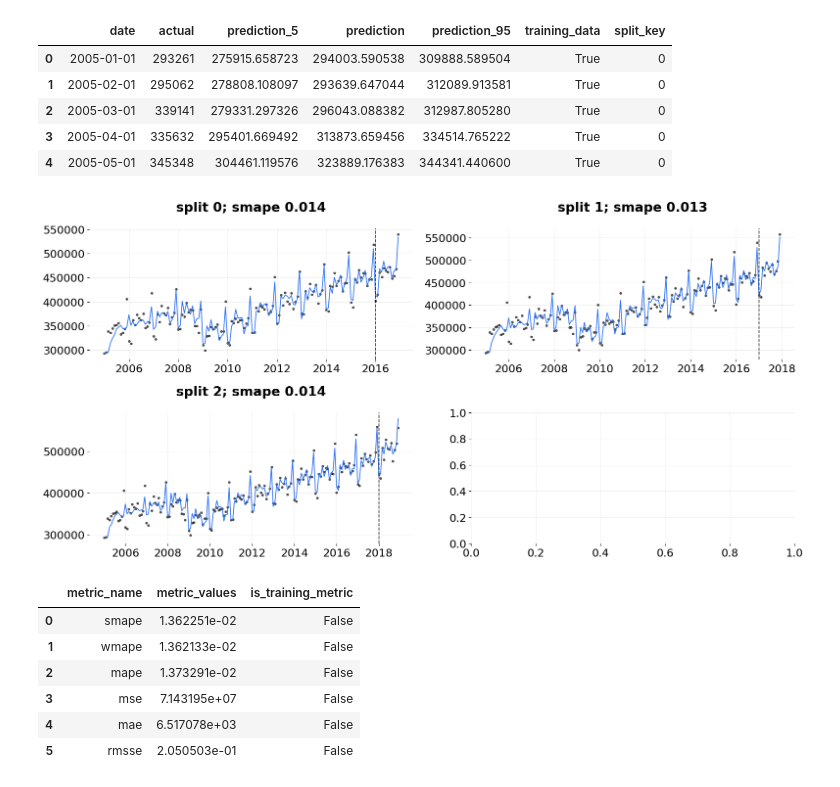
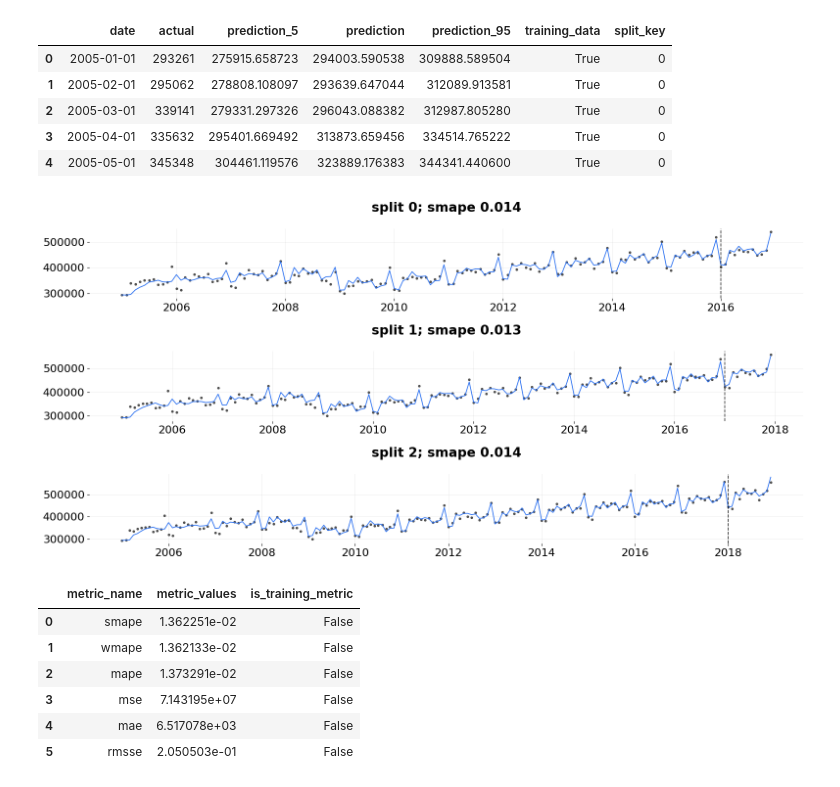
Before and after one commit to sungkim11/forecast-sales, a Jupyter notebook: forecast_sales_using_orbit_dlt.ipynb, the cells around one changed output. Saved outputs shown, nothing was run; the diff lists cells and outputs as text; code cells hidden in the pictures.

```diff
--- a/forecast_sales_using_orbit_dlt.ipynb
+++ b/forecast_sales_using_orbit_dlt.ipynb
@@ -216,10 +218,10 @@ Looking at the value, which is bigger than 0.05, you can determine time-series d
 # %% [markdown]
 #### Develop and fit forecast model
 # %%
-dlt = DLT(
+retail_sales_dlt = DLT(
   response_col='sales_total', date_col='month',
   regressor_col=['cpi'],
   seasonality=12,
 )
-dlt.fit(df=retail_sales_train)
+retail_sales_dlt.fit(df=retail_sales_train)
 # %% [output]
@@ -294,7 +291,7 @@ forecast_len = 12
 incremental_len = 12
 window_type = 'expanding'
 
-bt = BackTester(
+retail_sales_bt = BackTester(
     model=dlt,
     df=retail_sales,
     min_train_len=min_train_len,
@@ -302,3 +299,6 @@ bt = BackTester(
     forecast_len=forecast_len,
     window_type=window_type,
 )
+
+retail_sales_splitter = retail_sales_bt.get_splitter()
+retail_sales_splitter.plot()
@@ -305,5 +308,5 @@ bt = BackTester(
 # %%
-bt.fit_predict()
+retail_sales_bt.fit_predict()
 # %% [output]
 INFO:orbit:Sampling (PyStan) with chains: 4, cores: 2, temperature: 1.000, warmups (per chain): 225 and samples(per chain): 25.
 WARNING:pystan:n_eff / iter below 0.001 indicates that the effective sample size has likely been overestimated
@@ -315,7 +318,7 @@ INFO:orbit:Sampling (PyStan) with chains: 4, cores: 2, temperature: 1.000, warmu
 WARNING:pystan:n_eff / iter below 0.001 indicates that the effective sample size has likely been overestimated
 WARNING:pystan:Rhat above 1.1 or below 0.9 indicates that the chains very likely have not mixed
 # %%
-predicted_df = bt.get_predicted_df()
+predicted_df = retail_sales_bt.get_predicted_df()
 predicted_df.head()
 # %% [output]
 |  | date | actual | prediction_5 | prediction | prediction_95 | training_data | split_key |
@@ -325,7 +328,7 @@ predicted_df.head()
 | 3 | 2005-04-01 | 335632 | 295401.669492 | 313873.659456 | 334514.765222 | True | 0 |
 | 4 | 2005-05-01 | 345348 | 304461.119576 | 323889.176383 | 344341.440600 | True | 0 |
 # %%
-plot_bt_predictions(predicted_df, metrics=smape, ncol=2, include_vline=True);
+plot_bt_predictions(predicted_df, metrics=smape, ncol=1, include_vline=True);
 # %% [output]
-[figure, old version]
+[figure, new version]
 # %%
```
Also changed, not shown: parts of 13 cells of this notebook.
